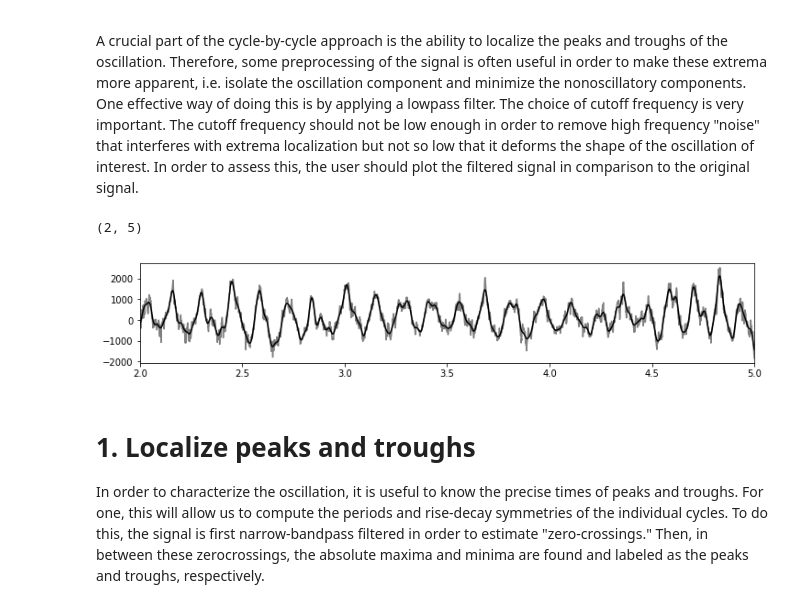
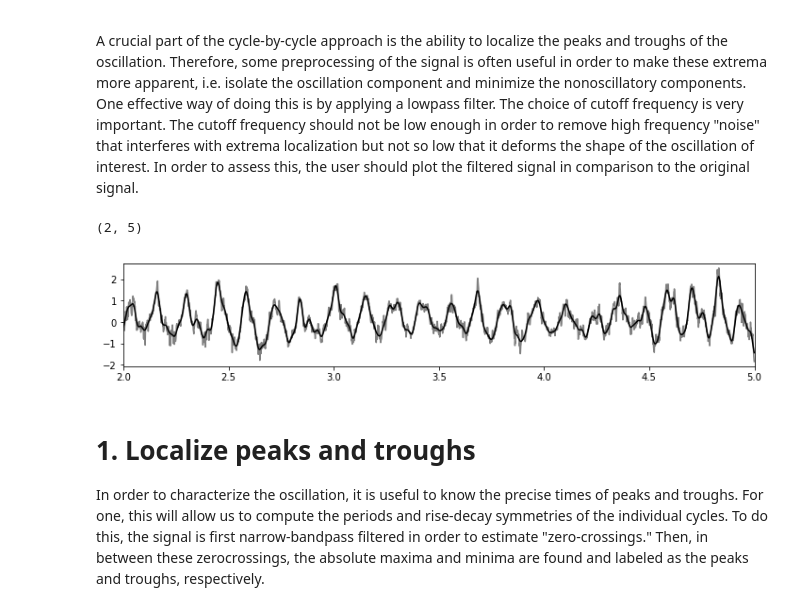
Before and after one commit to bycycle-tools/bycycle, a Jupyter notebook: tutorials/1_Cycle-by-cycle algorithm.ipynb, the cells around one changed output. Saved outputs shown, nothing was run; the diff lists cells and outputs as text; code cells hidden in the pictures.

```diff
--- a/tutorials/1_Cycle-by-cycle algorithm.ipynb
+++ b/tutorials/1_Cycle-by-cycle algorithm.ipynb
@@ -13,31 +13,33 @@ A crucial part of the cycle-by-cycle approach is the ability to localize the pea
 # %%
 import numpy as np
 import scipy as sp
 import matplotlib.pyplot as plt
 from bycycle.filt import lowpass_filter
 %matplotlib inline
 
-signal = np.load('data/ca1.npy')
+signal = np.load('data/ca1.npy') / 1000
 Fs = 1250
 f_theta = (4, 10)
+N_seconds_theta = .75
 f_lowpass = 30
 N_seconds = .1
 
-x_low = lowpass_filter(signal, Fs, f_lowpass, N_seconds=N_seconds, remove_edge_artifacts=False)
+signal_low = lowpass_filter(signal, Fs, f_lowpass,
+                            N_seconds=N_seconds, remove_edge_artifacts=False)
 
 
 # Plot signal
 t = np.arange(0, len(signal)/Fs, 1/Fs)
 tlim = (2, 5)
 tidx = np.logical_and(t>=tlim[0], t<tlim[1])
 
 plt.figure(figsize=(12, 2))
-plt.plot(t[tidx], x[tidx], '.5')
-plt.plot(t[tidx], x_low[tidx], 'k')
+plt.plot(t[tidx], signal[tidx], '.5')
+plt.plot(t[tidx], signal_low[tidx], 'k')
 plt.xlim(tlim)
 # %% [output]
 (2, 5)
-[figure, old version]
+[figure, new version]
 # %% [markdown]
 # 1. Localize peaks and troughs
 In order to characterize the oscillation, it is useful to know the precise times of peaks and troughs. For one, this will allow us to compute the periods and rise-decay symmetries of the individual cycles. To do this, the signal is first narrow-bandpass filtered in order to estimate "zero-crossings." Then, in between these zerocrossings, the absolute maxima and minima are found and labeled as the peaks and troughs, respectively.
```
Also changed, not shown: parts of 6 cells of this notebook, 1 other file.
